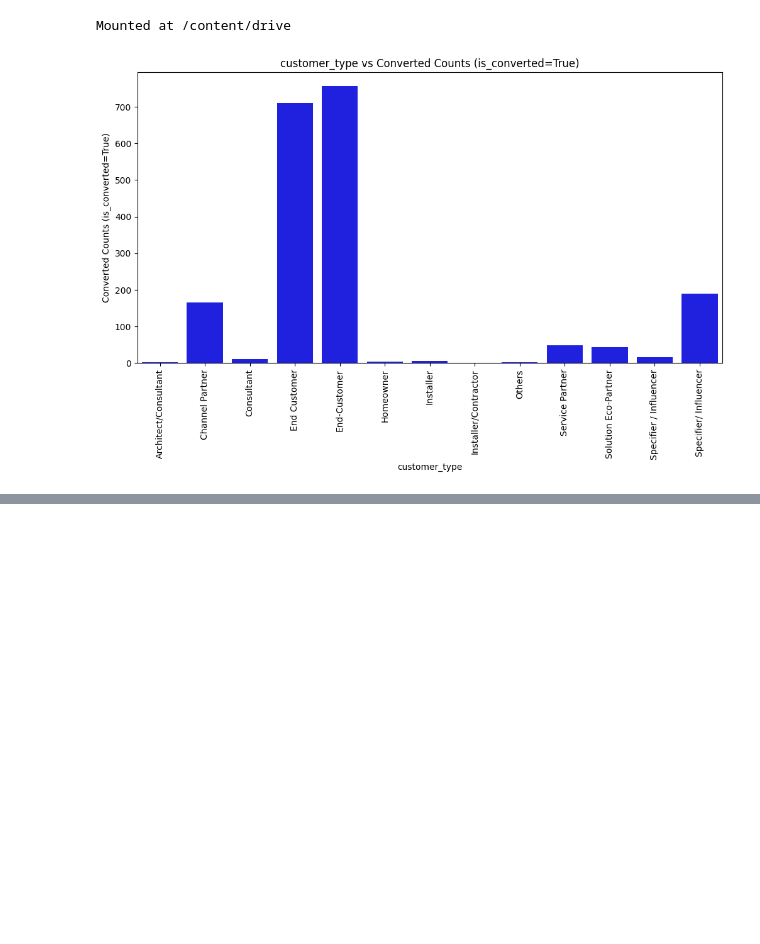
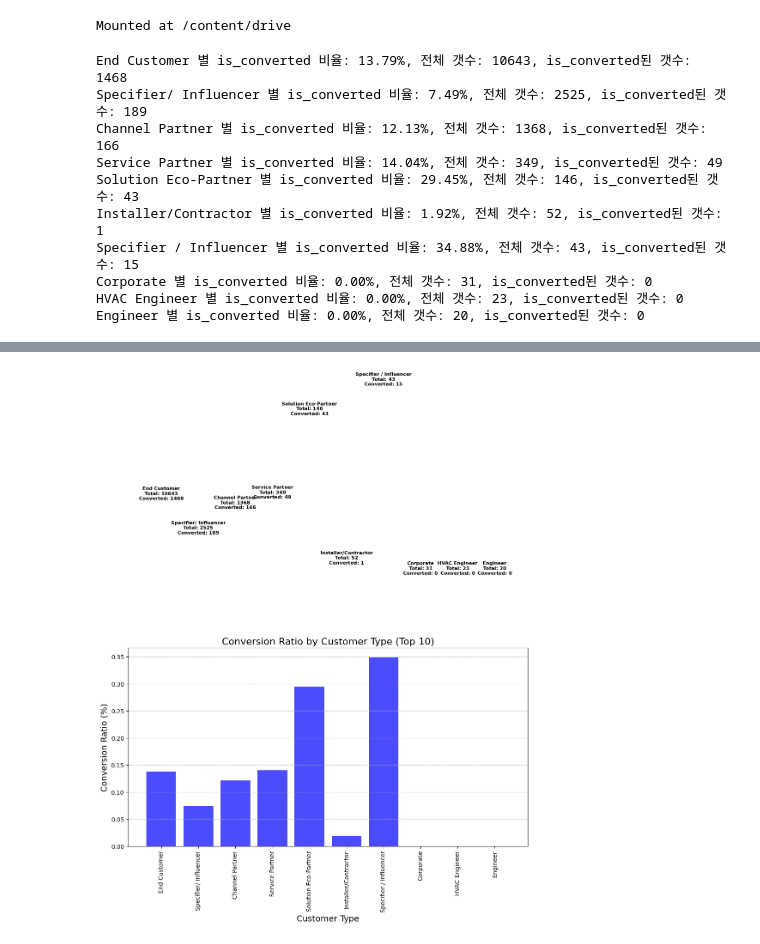
Before and after one commit to justgotothedesk/LGAimers, a Jupyter notebook: 기타/customer_type.ipynb, the cells around one changed output, grey strips where cells are left out. Cells and saved outputs as stored; diff of their text form; code cells hidden in the pictures; blank space fills up the shorter version.

```diff
--- a/기타/customer_type.ipynb
+++ b/기타/customer_type.ipynb
@@ -23,17 +24,3 @@ Mounted at /content/drive
 train_file_path = '/content/drive/MyDrive/LGdata/train.csv'
 
 df = pd.read_csv(train_file_path)
-# %%
-converted_counts = df.groupby('customer_type')['is_converted'].sum().reset_index()
-converted_counts_non_zero = converted_counts[converted_counts['is_converted'] > 0]
-
-plt.figure(figsize=(12, 6))
-sns.barplot(x='customer_type', y='is_converted', data=converted_counts_non_zero, color='blue')
-plt.title('customer_type vs Converted Counts (is_converted=True)')
-plt.xlabel('customer_type')
-plt.ylabel('Converted Counts (is_converted=True)')
-plt.xticks(rotation='vertical')
-
-plt.show()
-# %% [output]
-[figure, removed]
@@ -39,0 +30,57 @@ plt.show()
+# %%
+# Assuming df is your DataFrame
+
+# Replace "End-Customer" with "End Customer"
+df['customer_type'] = df['customer_type'].replace('End-Customer', 'End Customer')
+
+# 결측치를 제외하고 데이터를 분석
+df_customer_type = df.dropna(subset=['customer_type'])
+
+# 각 "customer_type" 별 전체 갯수, is_converted된 갯수, 비율 계산
+converted_counts_customer_type = df_customer_type.groupby('customer_type')['is_converted'].sum().reset_index()
+total_counts_customer_type = df_customer_type.groupby('customer_type')['is_converted'].count().reset_index()
+
+# Merge 데이터
+ratio_df_customer_type = pd.merge(converted_counts_customer_type, total_counts_customer_type, on='customer_type', how='left')
+ratio_df_customer_type['conversion_ratio'] = ratio_df_customer_type['is_converted_x'] / ratio_df_customer_type['is_converted_y']
+
+# 결과 출력 및 상위 10개만 그래프 및 출력
+top_10_customer_types = ratio_df_customer_type.nlargest(10, 'is_converted_y')
+
+for index, row in top_10_customer_types.iterrows():
+    total = int(row['is_converted_y'])
+    converted = int(row['is_converted_x'])
+    ratio = row['conversion_ratio'] * 100
+    print(f"{row['customer_type']} 별 is_converted 비율: {ratio:.2f}%, 전체 갯수: {total}, is_converted된 갯수: {converted}")
+
+# 그래프
+plt.figure(figsize=(12, 6))
+
+bars = plt.bar(top_10_customer_types['customer_type'], top_10_customer_types['conversion_ratio'], color='blue', alpha=0.7)
+
+plt.title('Conversion Ratio by Customer Type (Top 10)', fontsize=16)
+plt.xlabel('Customer Type', fontsize=14)
+plt.ylabel('Conversion Ratio (%)', fontsize=14)
+
+plt.xticks(rotation='vertical')
+
+plt.grid(axis='y', linestyle='--', alpha=0.7)
+
+# Add annotations on top of each bar
+for bar, label in zip(bars, top_10_customer_types['customer_type']):
+    plt.text(bar.get_x() + bar.get_width() / 2, bar.get_height() + 0.5,
+             f"{label}\nTotal: {int(top_10_customer_types[top_10_customer_types['customer_type'] == label]['is_converted_y'])}\nConverted: {int(top_10_customer_types[top_10_customer_types['customer_type'] == label]['is_converted_x'])}",
+             ha='center', va='bottom', fontsize=8, color='black', weight='bold')
+
+plt.show()
+# %% [output]
+End Customer 별 is_converted 비율: 13.79%, 전체 갯수: 10643, is_converted된 갯수: 1468
+Specifier/ Influencer 별 is_converted 비율: 7.49%, 전체 갯수: 2525, is_converted된 갯수: 189
+Channel Partner 별 is_converted 비율: 12.13%, 전체 갯수: 1368, is_converted된 갯수: 166
+Service Partner 별 is_converted 비율: 14.04%, 전체 갯수: 349, is_converted된 갯수: 49
+Solution Eco-Partner 별 is_converted 비율: 29.45%, 전체 갯수: 146, is_converted된 갯수: 43
+Installer/Contractor 별 is_converted 비율: 1.92%, 전체 갯수: 52, is_converted된 갯수: 1
+Specifier / Influencer 별 is_converted 비율: 34.88%, 전체 갯수: 43, is_converted된 갯수: 15
+Corporate 별 is_converted 비율: 0.00%, 전체 갯수: 31, is_converted된 갯수: 0
+HVAC Engineer 별 is_converted 비율: 0.00%, 전체 갯수: 23, is_converted된 갯수: 0
+Engineer 별 is_converted 비율: 0.00%, 전체 갯수: 20, is_converted된 갯수: 0
@@ -39,0 +104 @@ plt.show()
+[figure, added]
```
Also changed, not shown: parts of 3 cells of this notebook.
